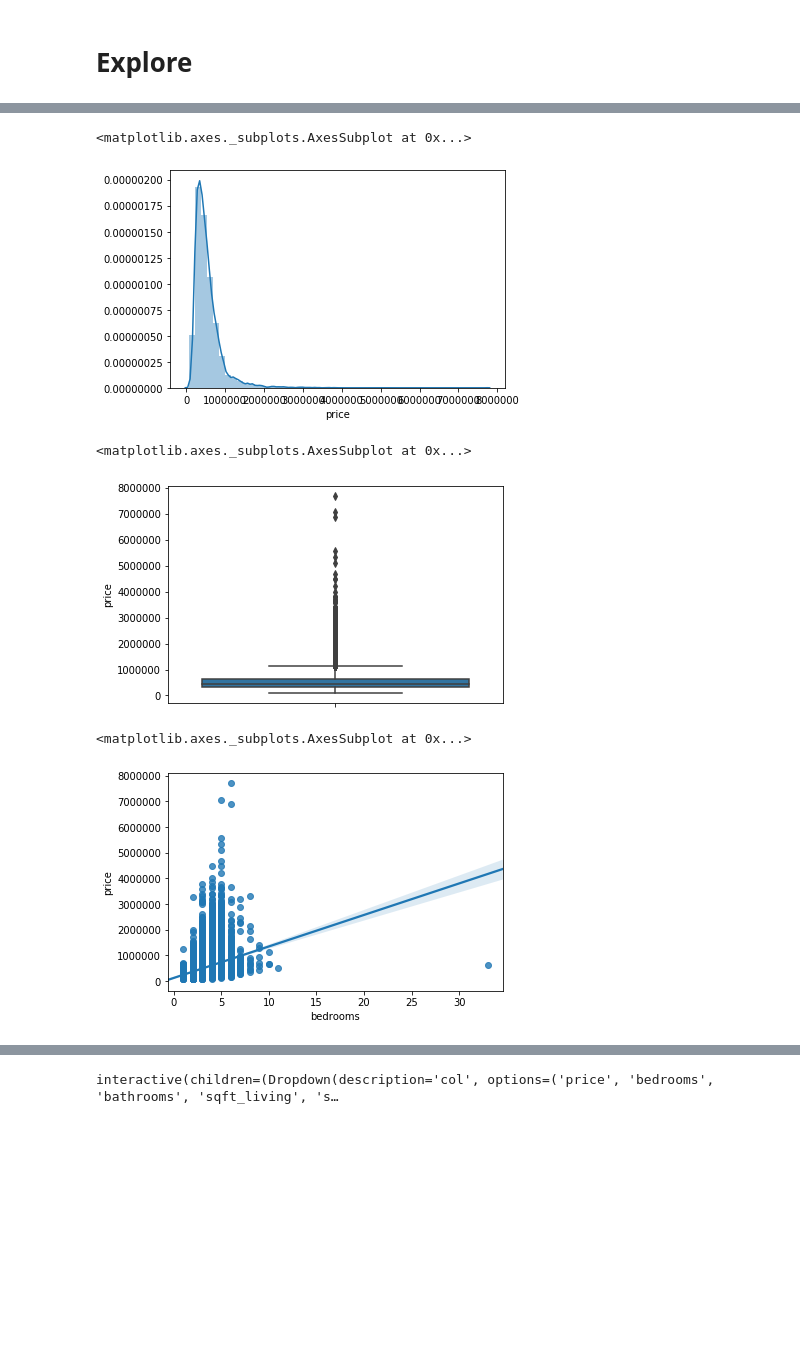
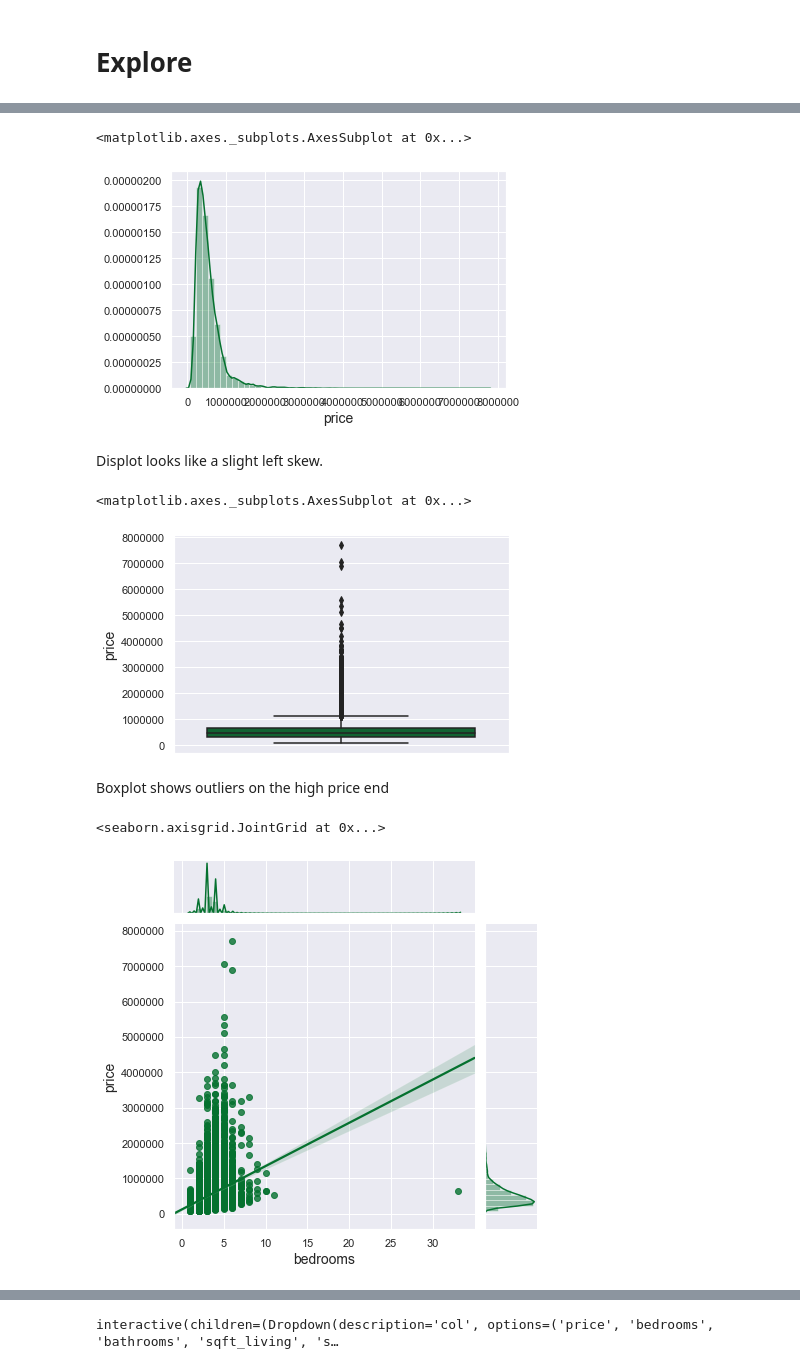
Before and after one commit to lauren-esser/King-County-Homes-Price-Factors, a Jupyter notebook: student.ipynb, the cells around one changed output, grey strips where cells are left out. Cells and saved outputs as stored; diff of their text form; code cells hidden in the pictures; blank space fills up the shorter version.

```diff
--- a/student.ipynb
+++ b/student.ipynb
@@ -80,0 +80,4 @@ Name: id, Length: 21597, dtype: int64
+# %%
+#Drop duplicates using id column.
+df.drop_duplicates(subset ="id",
+                     keep = 'first', inplace = True)
@@ -200,8 +260,8 @@ df.isna().sum(axis=1).value_counts()
 3        2
 dtype: int64
 # %%
-#See # of rows with over 1 Null
-keep_rows = df.isna().sum(axis=1) < 2
+#Keep rows w/ less than 3 Null
+keep_rows = df.isna().sum(axis=1) < 3
 # %%
 df = df[keep_rows]
 # %%
@@ -358,16 +384,23 @@ num_cols
+# %%
+sns.set_palette("BuGn_r")
 # %%
+#examine target
 target = 'price'
 sns.distplot(df[target])
 # %% [output]
 <matplotlib.axes._subplots.AxesSubplot at 0x...>
-[figure, old version]
+[figure, new version]
+# %% [markdown]
+Displot looks like a slight left skew.
 # %%
 sns.boxplot(y= df[target])
 # %% [output]
 <matplotlib.axes._subplots.AxesSubplot at 0x...>
-[figure, old version]
+[figure, new version]
+# %% [markdown]
+Boxplot shows outliers on the high price end
 # %%
-sns.regplot(data = df, x = 'bedrooms', y=target)
+sns.jointplot(data=df, x = 'bedrooms', y=target,  kind = 'reg')
 # %% [output]
-<matplotlib.axes._subplots.AxesSubplot at 0x...>
+<seaborn.axisgrid.JointGrid at 0x...>
-[figure, old version]
+[figure, new version]
```
Also changed, not shown: parts of 84 cells of this notebook.
